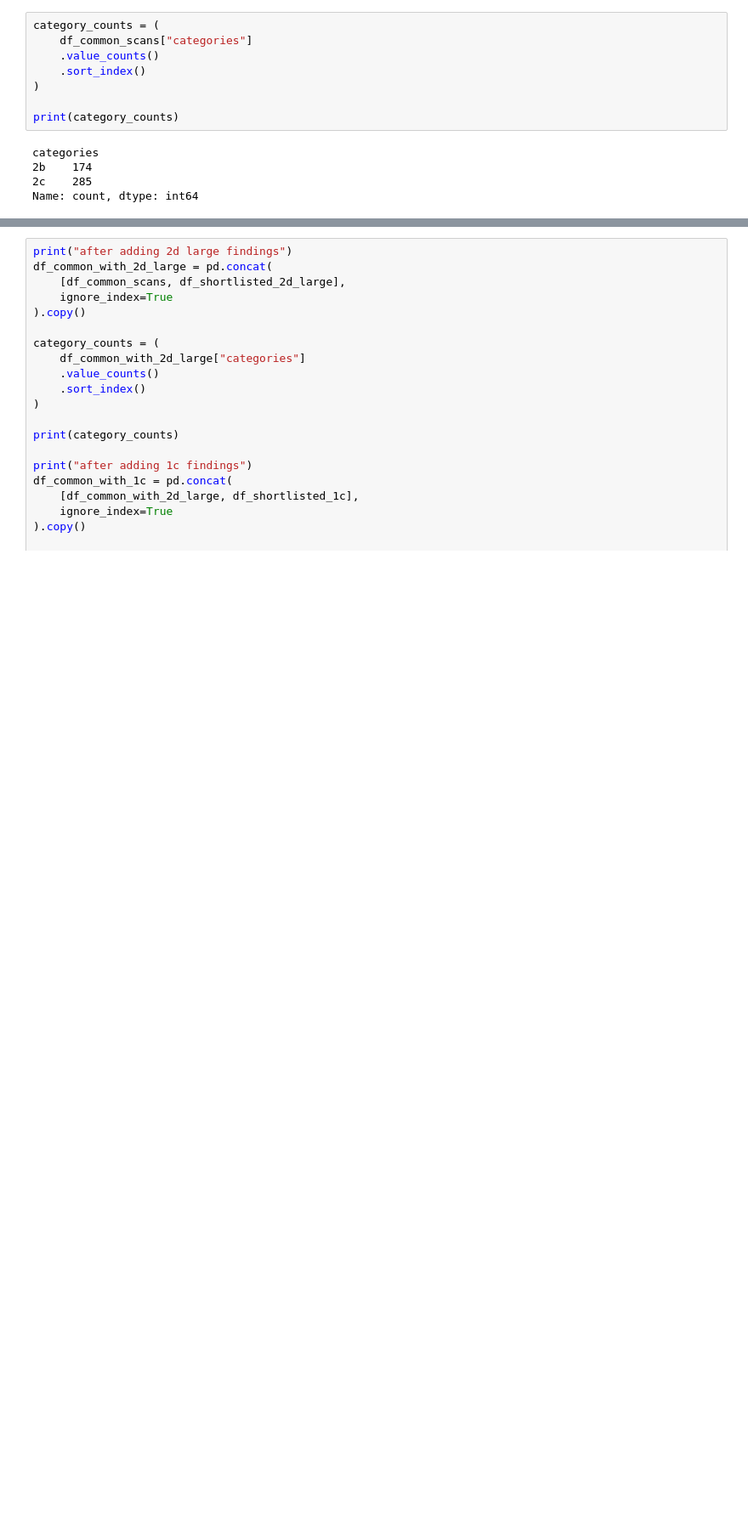
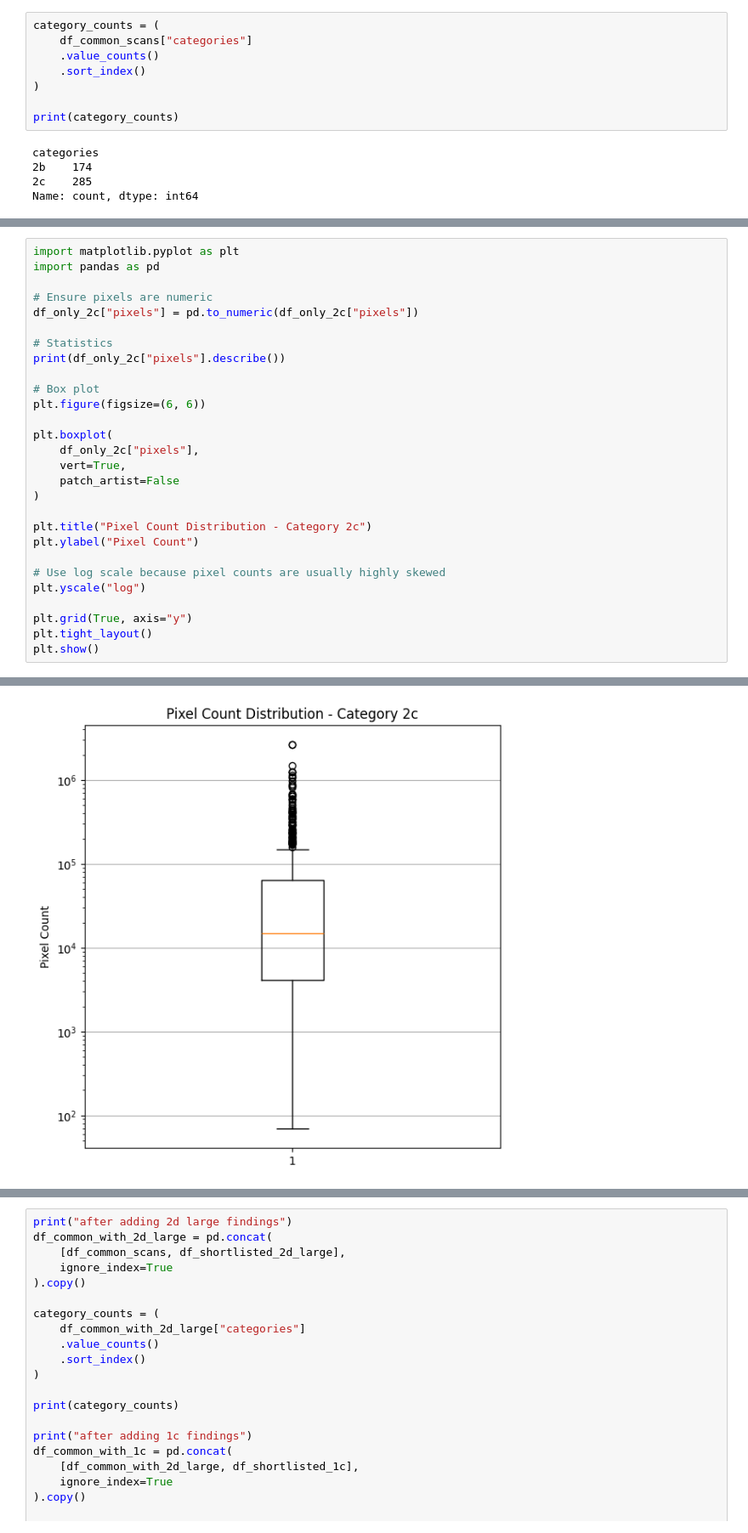
Before and after one commit to ckekula/fyp-3d-ct, a Jupyter notebook: eda/json.ipynb, the cells around one changed output, grey strips where cells are left out. Shown at 85% size. Cells and saved outputs as stored; diff of their text form; blank space fills up the shorter version.

```diff
--- a/eda/json.ipynb
+++ b/eda/json.ipynb
@@ -2211,0 +2297,29 @@ Name: count, dtype: int64
+# %%
+import matplotlib.pyplot as plt
+import pandas as pd
+
+# Ensure pixels are numeric
+df_only_2c["pixels"] = pd.to_numeric(df_only_2c["pixels"])
+
+# Statistics
+print(df_only_2c["pixels"].describe())
+
+# Box plot
+plt.figure(figsize=(6, 6))
+
+plt.boxplot(
+    df_only_2c["pixels"],
+    vert=True,
+    patch_artist=False
+)
+
+plt.title("Pixel Count Distribution - Category 2c")
+plt.ylabel("Pixel Count")
+
+# Use log scale because pixel counts are usually highly skewed
+plt.yscale("log")
+
+plt.grid(True, axis="y")
+plt.tight_layout()
+plt.show()
+# %% [output]
@@ -2211,0 +2335 @@ Name: count, dtype: int64
+[figure, added]
```
Also changed, not shown: parts of 16 cells of this notebook, 10 other files.
